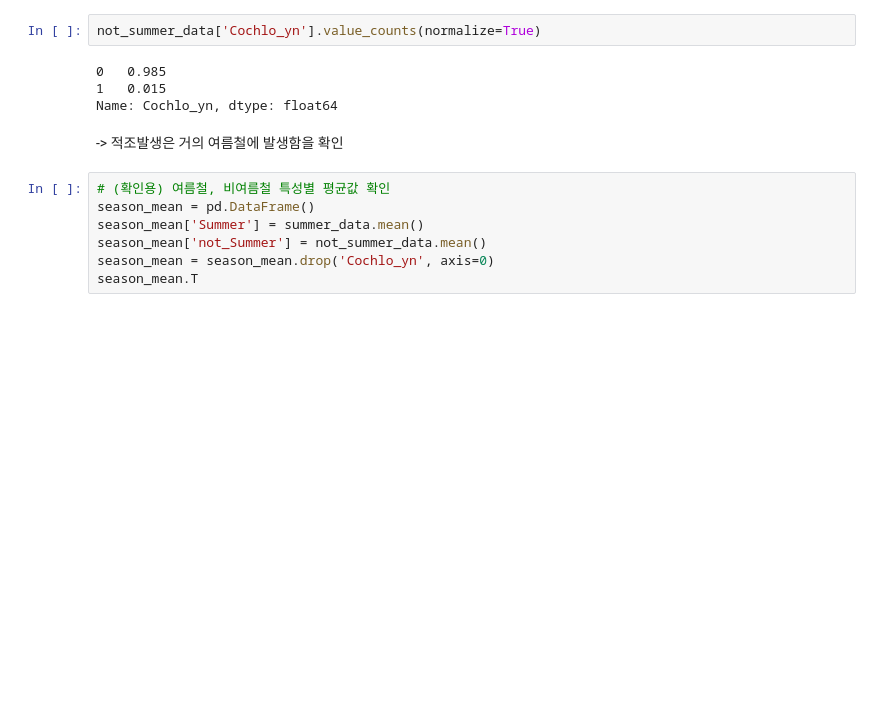
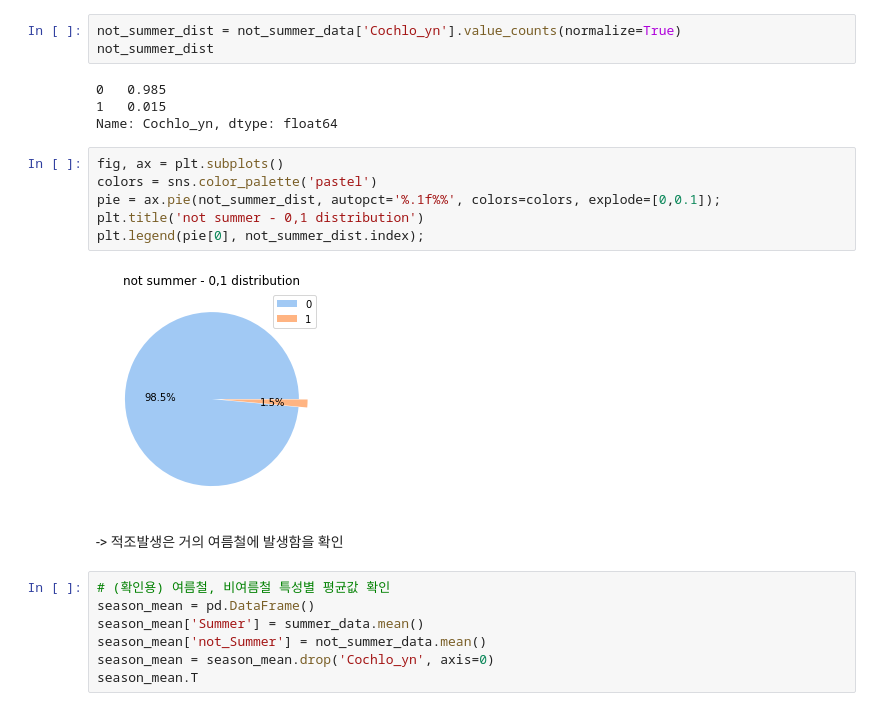
Before and after one commit to H-Seung/seung_project, a Jupyter notebook: section2_project.ipynb, the cells around one changed output. Drawn from its saved outputs; the diff is of its cells as text; blank space fills up the shorter version.

```diff
--- a/section2_project.ipynb
+++ b/section2_project.ipynb
@@ -646,9 +651,18 @@ Name: Cochlo_yn, dtype: float64
 # %%
-not_summer_data['Cochlo_yn'].value_counts(normalize=True)
+not_summer_dist = not_summer_data['Cochlo_yn'].value_counts(normalize=True)
+not_summer_dist
 # %% [output]
 0   0.985
 1   0.015
 Name: Cochlo_yn, dtype: float64
+# %%
+fig, ax = plt.subplots()
+colors = sns.color_palette('pastel')
+pie = ax.pie(not_summer_dist, autopct='%.1f%%', colors=colors, explode=[0,0.1]);
+plt.title('not summer - 0,1 distribution')
+plt.legend(pie[0], not_summer_dist.index);
+# %% [output]
+[figure, added]
 # %% [markdown]
 -> 적조발생은 거의 여름철에 발생함을 확인
 # %%
```
Also changed, not shown: parts of 50 cells of this notebook.
